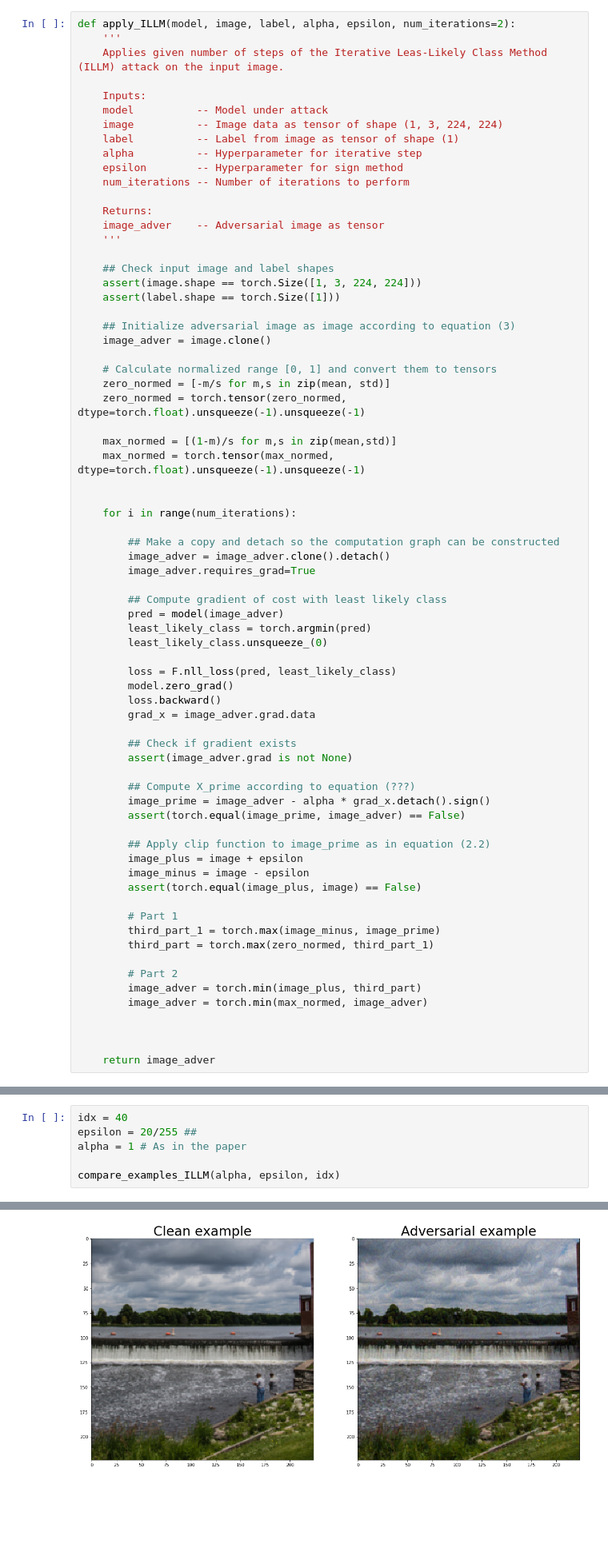
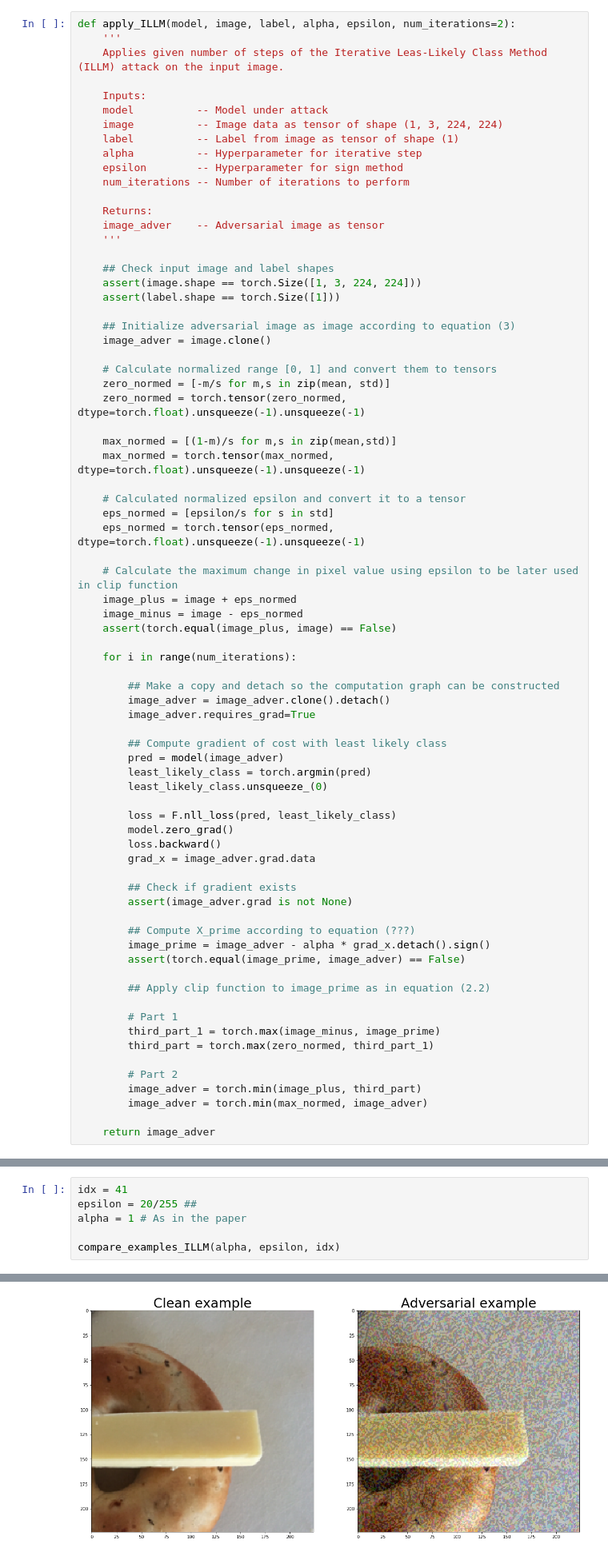
Before and after one commit to daved01/Adversarial_Examples_GANs, a Jupyter notebook: 03_Iterative-Least-Likely-Class-Method.ipynb, the cells around one changed output, grey strips where cells are left out. Shown: that part at 80% size. Cells and saved outputs as stored; diff of their text form; blank space fills up the shorter version.

Commit message:
Fixed epsilon pixel change limits

```diff
--- a/03_Iterative-Least-Likely-Class-Method.ipynb
+++ b/03_Iterative-Least-Likely-Class-Method.ipynb
@@ -117,6 +117,14 @@ def apply_ILLM(model, image, label, alpha, epsilon, num_iterations=2):
     max_normed = [(1-m)/s for m,s in zip(mean,std)]
     max_normed = torch.tensor(max_normed, dtype=torch.float).unsqueeze(-1).unsqueeze(-1)
 
+    # Calculated normalized epsilon and convert it to a tensor
+    eps_normed = [epsilon/s for s in std]
+    eps_normed = torch.tensor(eps_normed, dtype=torch.float).unsqueeze(-1).unsqueeze(-1)
+
+    # Calculate the maximum change in pixel value using epsilon to be later used in clip function
+    image_plus = image + eps_normed
+    image_minus = image - eps_normed
+    assert(torch.equal(image_plus, image) == False)
 
     for i in range(num_iterations):
 
@@ -142,9 +150,6 @@ def apply_ILLM(model, image, label, alpha, epsilon, num_iterations=2):
         assert(torch.equal(image_prime, image_adver) == False)
 
         ## Apply clip function to image_prime as in equation (2.2)
-        image_plus = image + epsilon
-        image_minus = image - epsilon
-        assert(torch.equal(image_plus, image) == False)
 
         # Part 1
         third_part_1 = torch.max(image_minus, image_prime)
@@ -154,8 +159,6 @@ def apply_ILLM(model, image, label, alpha, epsilon, num_iterations=2):
         image_adver = torch.min(image_plus, third_part)
         image_adver = torch.min(max_normed, image_adver)
 
-
-
     return image_adver
 # %%
 def compare_examples_ILLM(alpha, epsilon, idx):
@@ -190,7 +193,7 @@ def compare_examples_ILLM(alpha, epsilon, idx):
 
 Do some cool analysis here. In particularm find one of the examples where a wrong class is predicted with high confidence. Apparently there aren't neccessarily that many in the ImageNet dataset?
 # %%
-idx = 40
+idx = 41
 epsilon = 20/255 ##
 alpha = 1 # As in the paper
 
@@ -205,4 +208,4 @@ Confidence:             89.82%                          68.65%
-[figure, old version]
+[figure, new version]
 # %%
 idx = 49
 epsilon = 20/255 ##
```
Also changed, not shown: parts of 2 cells of this notebook.
